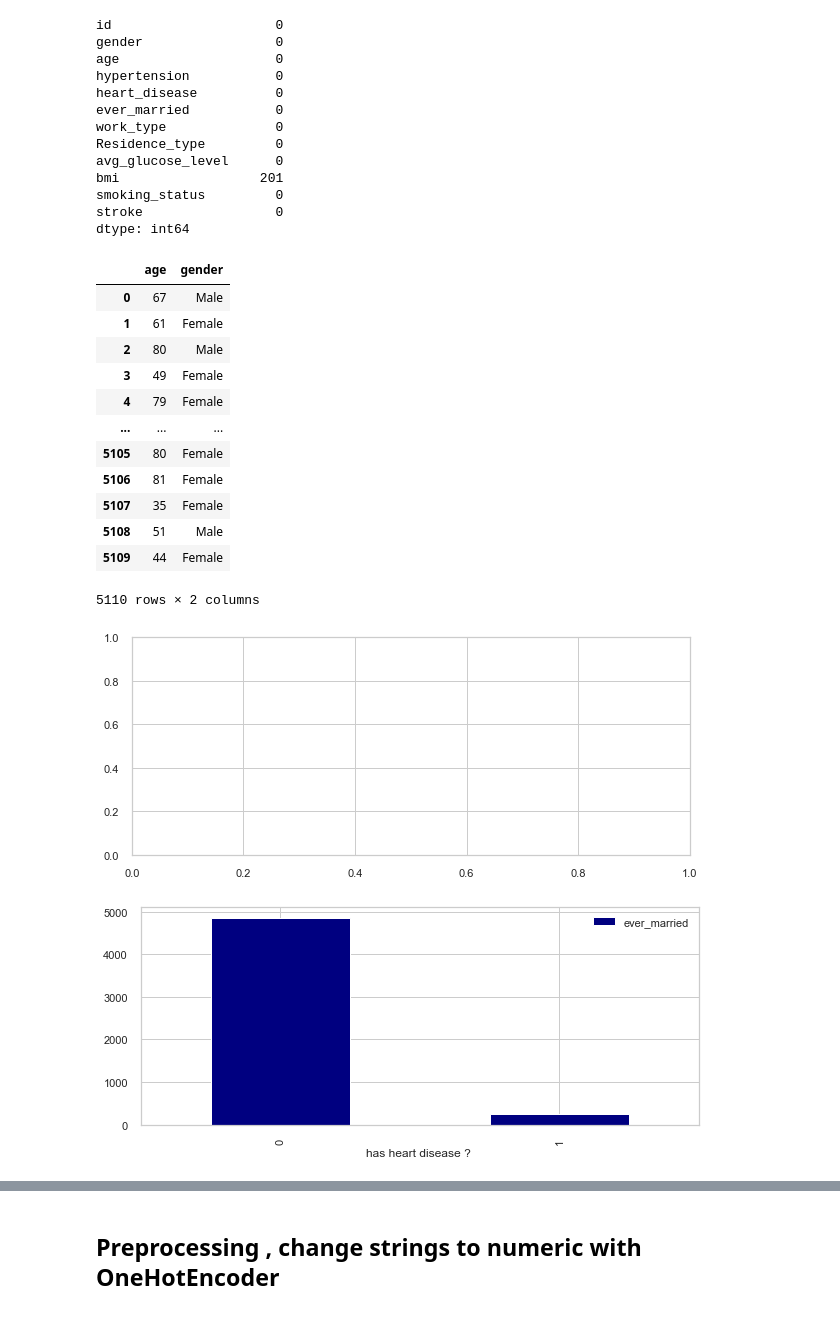
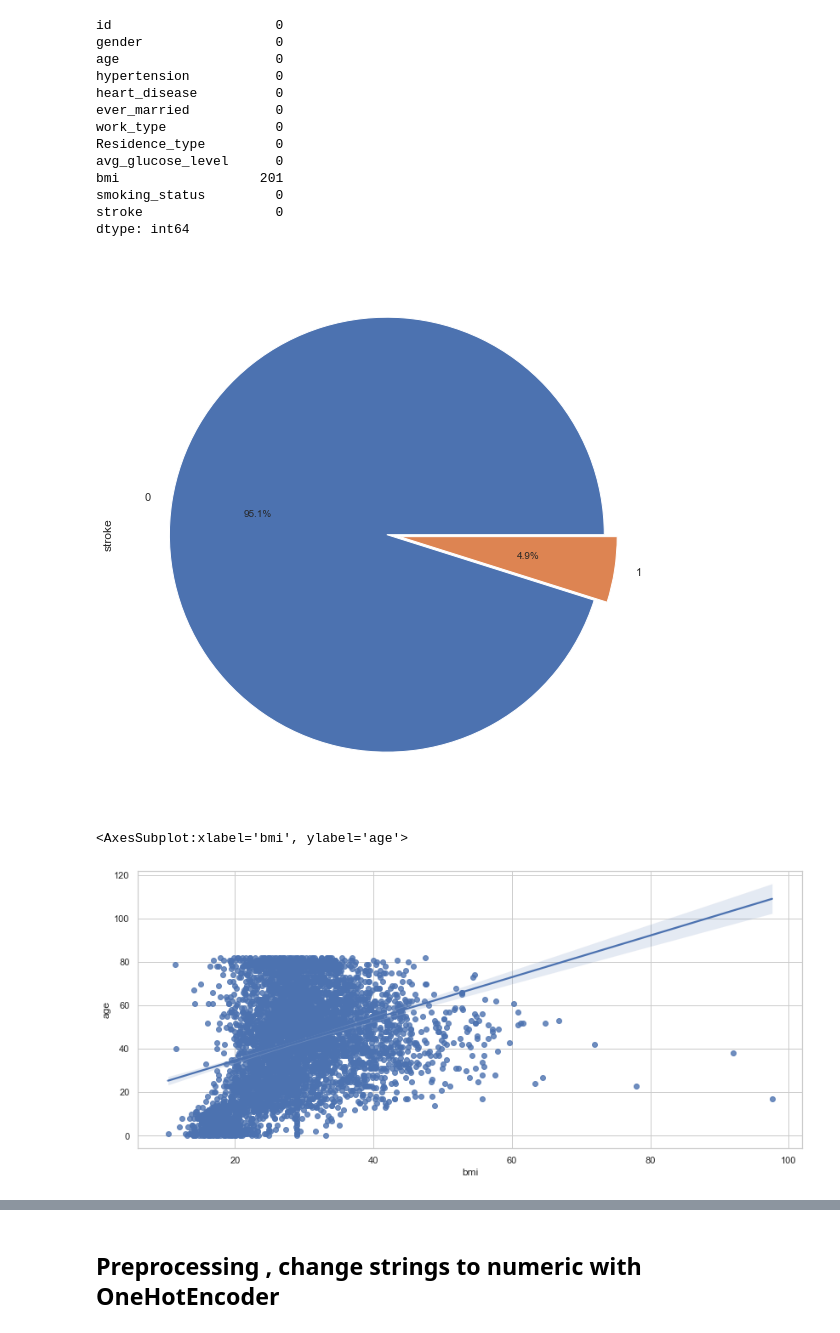
Before and after one commit to godwinnwalozie/Streamlit_apps, a Jupyter notebook: health_stroke/stroke.ipynb, the cells around one changed output, grey strips where cells are left out. Drawn from its saved outputs; the diff is of its cells as text; code cells hidden in the pictures.

```diff
--- a/health_stroke/stroke.ipynb
+++ b/health_stroke/stroke.ipynb
@@ -45,4 +42,8 @@ bmi                  201
 smoking_status         0
 stroke                 0
 dtype: int64
+# %%
+df.stroke.value_counts().plot(kind= "pie", autopct = "%.1f%%", figsize = (10,10), explode = (0.01,0.05));
+# %% [output]
+[figure, added]
 # %%
@@ -49,3 +51 @@ dtype: int64
 df.bmi.fillna(df.bmi.mean(), inplace= True)
-# %%
-df.drop("id",axis =1, inplace=True)
@@ -59,24 +52,6 @@ df.to_csv('master_df.csv')
 # %%
-fig, ax =plt.subplots(figsize = (10,4))
-df[["age","gender"]]
+fig,ax =plt.subplots(figsize = (14,6))
+sns.regplot(df.bmi, df.age)
 # %% [output]
-|  | age | gender |
-| 0 | 67 | Male |
-| 1 | 61 | Female |
-| 2 | 80 | Male |
-| 3 | 49 | Female |
-| 4 | 79 | Female |
-| ... | ... | ... |
-| 5105 | 80 | Female |
-| 5106 | 81 | Female |
-| 5107 | 35 | Female |
-| 5108 | 51 | Male |
-| 5109 | 44 | Female |
-5110 rows × 2 columns
+<AxesSubplot:xlabel='bmi', ylabel='age'>
-[figure, old version]
+[figure, new version]
-# %%
-fig, ax =plt.subplots(figsize = (10,4))
-master_df.loc[:,['stroke','ever_married']].groupby('stroke').count().plot( kind = 'bar', ax = ax, color = ('navy'))
-ax.set(xlabel = 'has heart disease ? ');
-# %% [output]
-[figure, removed]
```
Also changed, not shown: parts of 25 cells of this notebook, 8 other files.
